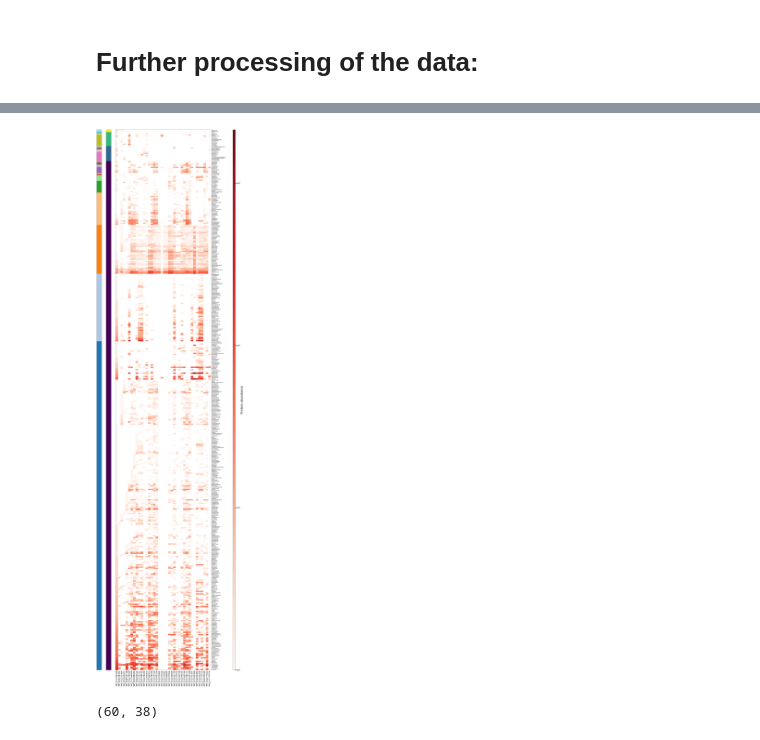
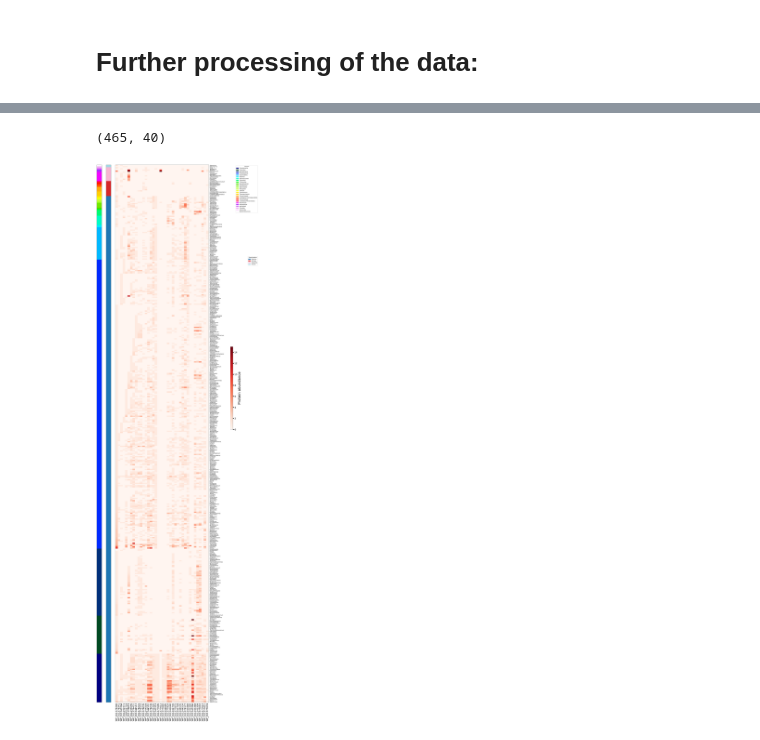
Before and after one commit to Kanomble/blast_result_processing, a Jupyter notebook: scripts/Heatmap_genus_BLASTDATA.ipynb, the cells around one changed output, grey strips where cells are left out. Saved outputs shown, nothing was run; the diff lists cells and outputs as text; code cells hidden in the pictures.

```diff
--- a/scripts/Heatmap_genus_BLASTDATA.ipynb
+++ b/scripts/Heatmap_genus_BLASTDATA.ipynb
@@ -234,7 +337,7 @@ def has_protein(frame, Abundant_prots):
     result = frame.loc[list(df.index)]
     return(result)
 # %%
-def prepare_heatmapdata (df,given_prots=None):
+def prepare_heatmapdata (df,given_prots=None, Cyanosfirst = False):
     if given_prots:
         df=has_protein(df,given_prots)
 
@@ -243,9 +346,9 @@ def prepare_heatmapdata (df,given_prots=None):
     df = order_frame(df,(['superkingdom'],[True]))
 
     p_dict = get_dict(df,'phylum')
+    if Cyanosfirst == True:
+        p_dict = get_cyanos_first(p_dict)
     df = categories_taxonomy(df,'phylum',p_dict)
     df = order_frame(df)
 
-    return(df)
+    return(df, s_dict,p_dict)
-# %%
-df= prepare_heatmapdata(frame,given_prots=BcsAs)
@@ -292,5 +356,0 @@ SubA = create_subframes(frame, BcsAs)
-# %%
-f = plt.figure(figsize=(19,30.0))
-sns.heatmap(frame, cmap='Reds', linewidths=0.5, annot=True, robust = True)
-
-#plt.savefig('Heatmap_new.pdf')
@@ -315,0 +357,9 @@ df[['phylum']]
+# %%
+df_infos= prepare_heatmapdata(frame,given_prots=BcsAs, Cyanosfirst= True)
+#df= df_infos[0]
+#dict_sup=df_infos[1]
+#dict_phy = df_infos[2]
+# %%
+df_infos[0].shape[]
+# %% [output]
+(465, 40)
@@ -403,16 +493,12 @@ def create_heatmap(fulldf, saving = None, log = True):
 
     if saving :
         plt.savefig(saving)
-# %%
-create_heatmap(df)
-# %% [output]
-[figure, removed]
+# %%
+create_heatmap(df_infos, maxval=15, log =False)
+# %% [output]
+[figure, added]
 # %%
 listofframes=[frame,SubA]
-# %%
-frame.shape
-# %% [output]
-(60, 38)
 # %%
 '''
 function to create a heatmap, given a lsi of dataframes created with the function preparing_heatmap or create_subframes.
```
Also changed, not shown: parts of 35 cells of this notebook.
